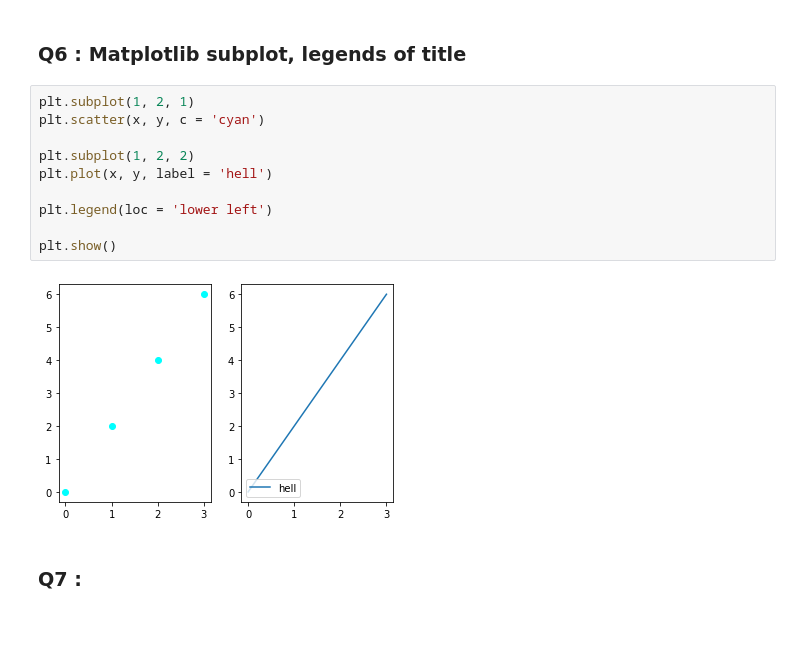
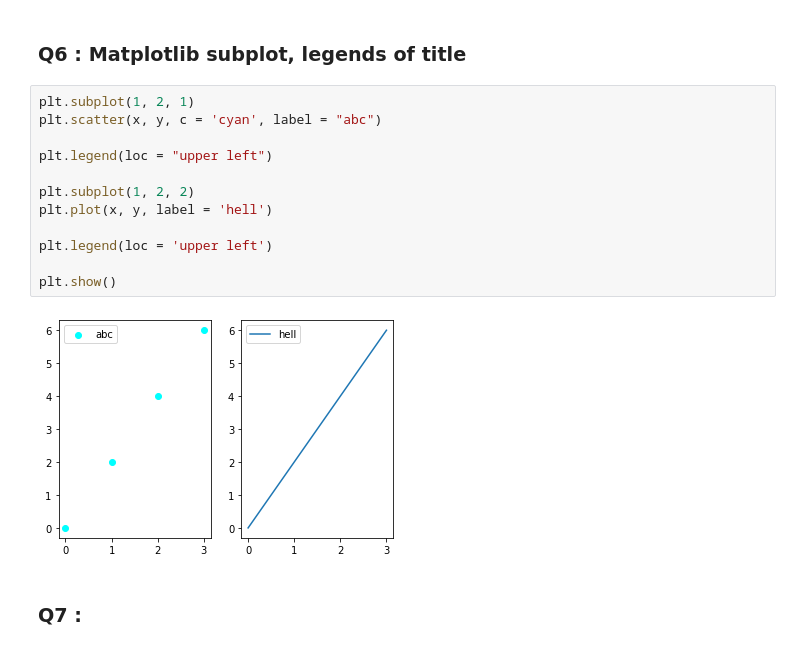
Before and after one commit to SandeepK1729/Advanced-Python-Programming, a Jupyter notebook: APP.ipynb, the cells around one changed output. Drawn from its saved outputs; the diff is of its cells as text.

```diff
--- a/APP.ipynb
+++ b/APP.ipynb
@@ -64,16 +66,18 @@ root.mainloop()
 ### Q6 : Matplotlib subplot, legends of title
 # %%
 plt.subplot(1, 2, 1)
-plt.scatter(x, y, c = 'cyan')
+plt.scatter(x, y, c = 'cyan', label = "abc")
+
+plt.legend(loc = "upper left")
 
 plt.subplot(1, 2, 2)
 plt.plot(x, y, label = 'hell')
 
-plt.legend(loc = 'lower left')
+plt.legend(loc = 'upper left')
 
 plt.show()
 # %% [output]
-[figure, old version]
+[figure, new version]
 # %% [markdown]
 ### Q7 :
 # %%
```
Also changed, not shown: parts of 11 cells of this notebook.
